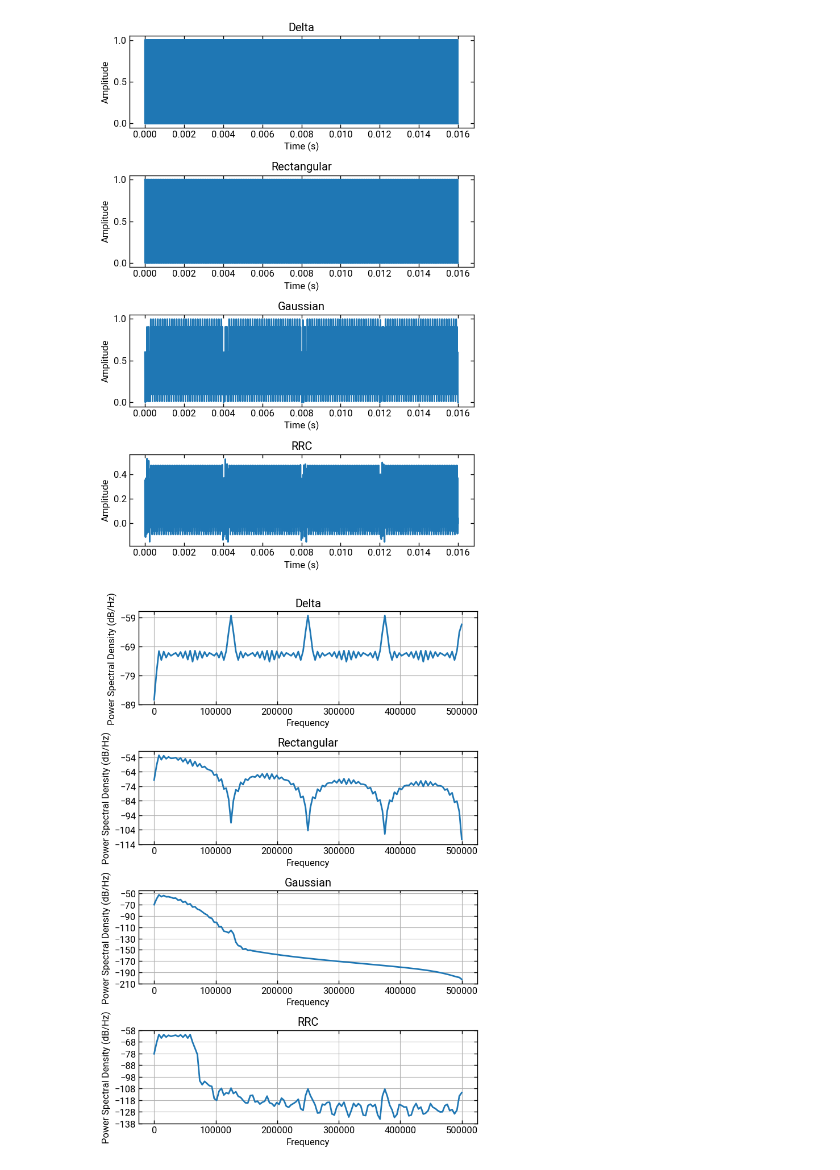
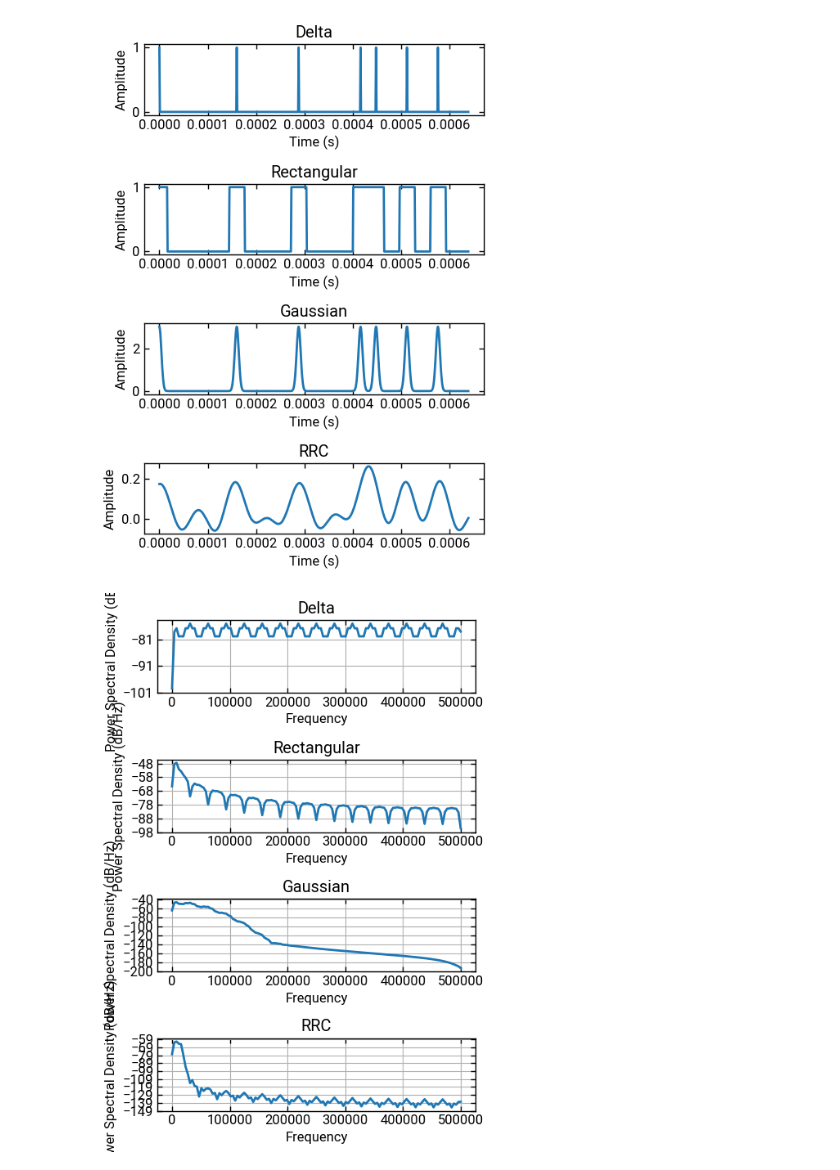
Before and after one commit to lokgar/commstools, a Jupyter notebook: examples/00-basics.ipynb, the cells around one changed output. Cells and saved outputs as stored; diff of their text form; code cells hidden in the pictures.

```diff
--- a/examples/00-basics.ipynb
+++ b/examples/00-basics.ipynb
@@ -8,51 +8,44 @@ from commstools.dsp.waveforms import ook
 # %%
 set_backend("numpy")
 
-config = SystemConfig(sampling_rate=1e6, samples_per_symbol=8)
-set_config(config)
-
 bits = np.concatenate(
     (
-        prbs(500, seed=0x123456221, order=31),
-        prbs(500, seed=0x123656221, order=31),
-        prbs(500, seed=0x123658721, order=31),
-        prbs(500, seed=0x123658938, order=31),
+        prbs(20, seed=0x123456221, order=31),
+        # prbs(500, seed=0x123656221, order=31),
+        # prbs(500, seed=0x123658721, order=31),
+        # prbs(500, seed=0x123658938, order=31),
     )
 )
 
-sig_delta = ook(bits, pulse_shape="delta")
-sig_rect = ook(bits, pulse_shape="rect")
-sig_gauss = ook(bits, pulse_shape="gaussian", bt=0.2, span=10)
+sig_delta = ook(bits, pulse_shape="none")
+sig_rect = ook(bits, pulse_shape="boxcar")
+sig_gauss = ook(bits, pulse_shape="gaussian", bt=1, span=10)
 sig_rrc = ook(bits, pulse_shape="rrc", rolloff=0.1, span=10)
 # %%
-fig, axs = plt.subplots(4, 1, figsize=(7, 10))
-
+fig, axs = plt.subplots(4, 1, figsize=(5, 7))
 sig_delta.plot_signal(ax=axs[0])
 axs[0].set_title("Delta")
 sig_rect.plot_signal(ax=axs[1])
 axs[1].set_title("Rectangular")
 sig_gauss.plot_signal(ax=axs[2])
 axs[2].set_title("Gaussian")
 sig_rrc.plot_signal(ax=axs[3])
 axs[3].set_title("RRC")
-
 plt.show()
 
-fig, axs = plt.subplots(4, 1, figsize=(7, 10))
-
+fig, axs = plt.subplots(4, 1, figsize=(5, 7))
 sig_delta.plot_psd(ax=axs[0])
 axs[0].set_title("Delta")
 sig_rect.plot_psd(ax=axs[1])
 axs[1].set_title("Rectangular")
 sig_gauss.plot_psd(ax=axs[2])
 axs[2].set_title("Gaussian")
 sig_rrc.plot_psd(ax=axs[3])
 axs[3].set_title("RRC")
-
 plt.show()
 # %% [output]
-[figure, old version]
+[figure, new version]
-[figure, old version]
+[figure, new version]
 # %%
 sig_rrc.plot_eye()
 sig_rrc.plot_eye(plot_type="hist")
```
Also changed, not shown: parts of 2 cells of this notebook, 10 other files.
